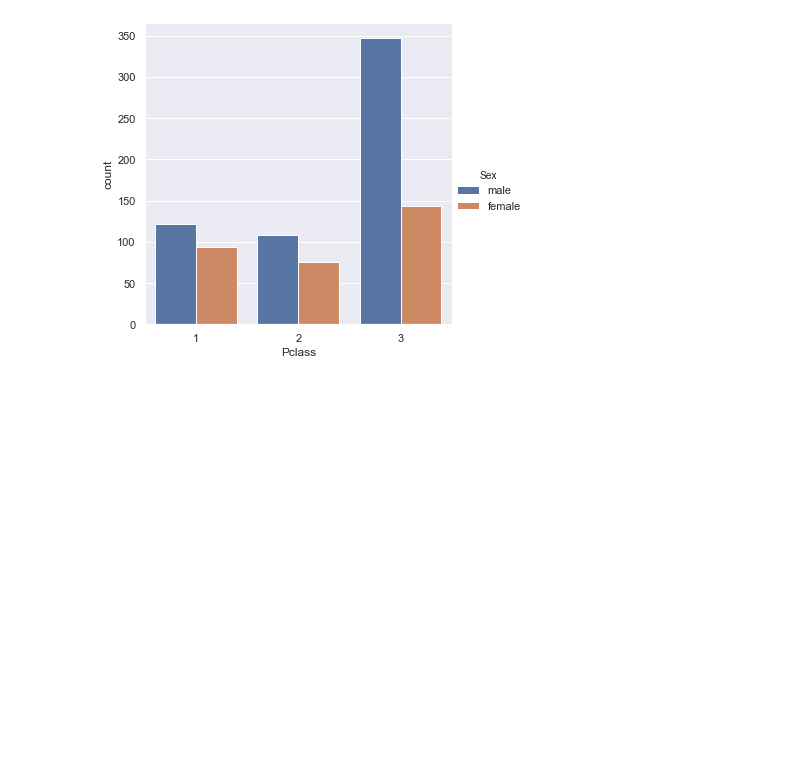
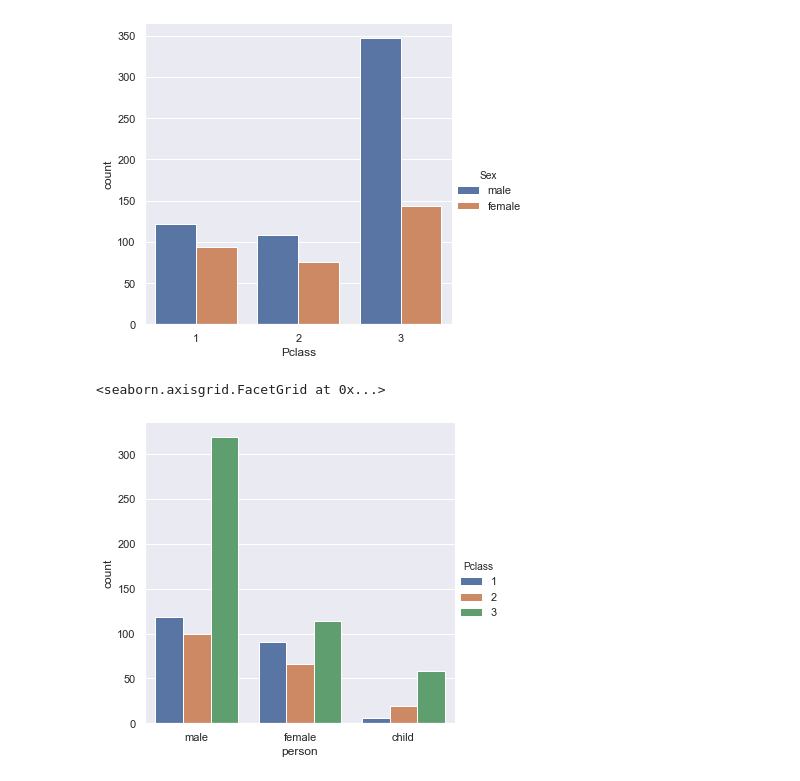
Before and after one commit to Caspian-Fizzz/UdemyJosePortilloTitanic, a Jupyter notebook: Titanic.ipynb, the cells around one changed output. Drawn from its saved outputs; the diff is of its cells as text; code cells hidden in the pictures; blank space fills up the shorter version.

```diff
--- a/Titanic.ipynb
+++ b/Titanic.ipynb
@@ -55,3 +55,17 @@ sns.catplot(x='Pclass', data=titanic_df, kind='count', hue ='Sex')
 # %% [output]
 <seaborn.axisgrid.FacetGrid at 0x...>
 [figure]
+# %%
+def male_female_child(passenger):
+    age,sex = passenger
+    if age < 16:
+        return 'child'
+    else:
+        return sex
+# %%
+titanic_df['person'] = titanic_df[['Age', 'Sex']].apply(male_female_child, axis=1)
+# %%
+sns.catplot(x='person', data = titanic_df, hue ='Pclass', kind ='count')
+# %% [output]
+<seaborn.axisgrid.FacetGrid at 0x...>
+[figure, added]
```
Also changed, not shown: parts of 14 cells of this notebook.
